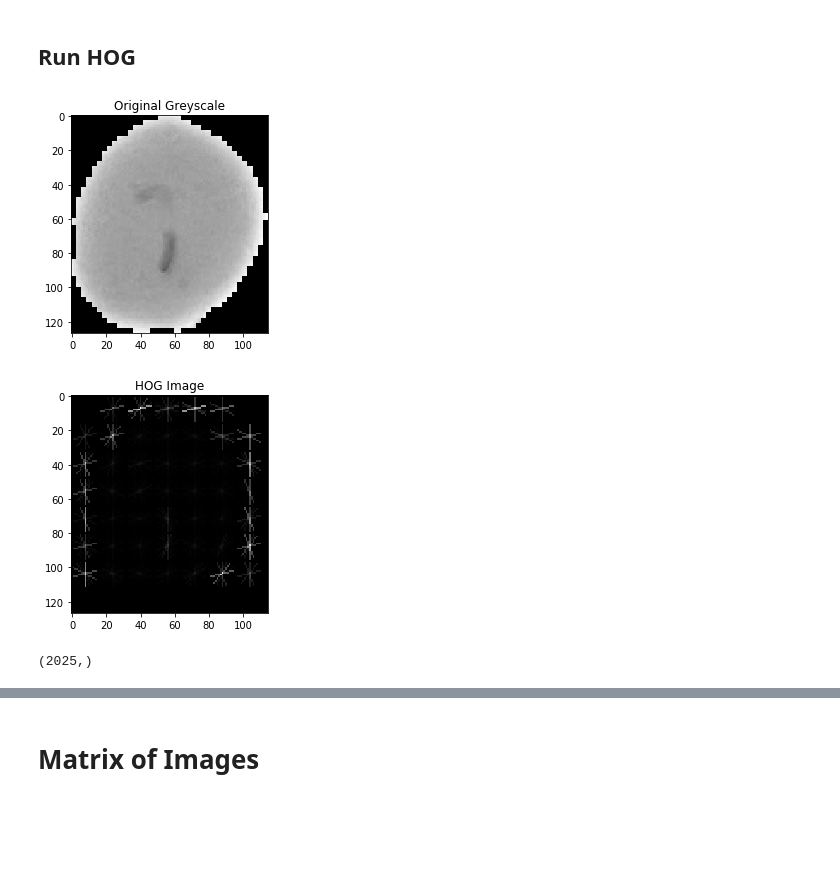
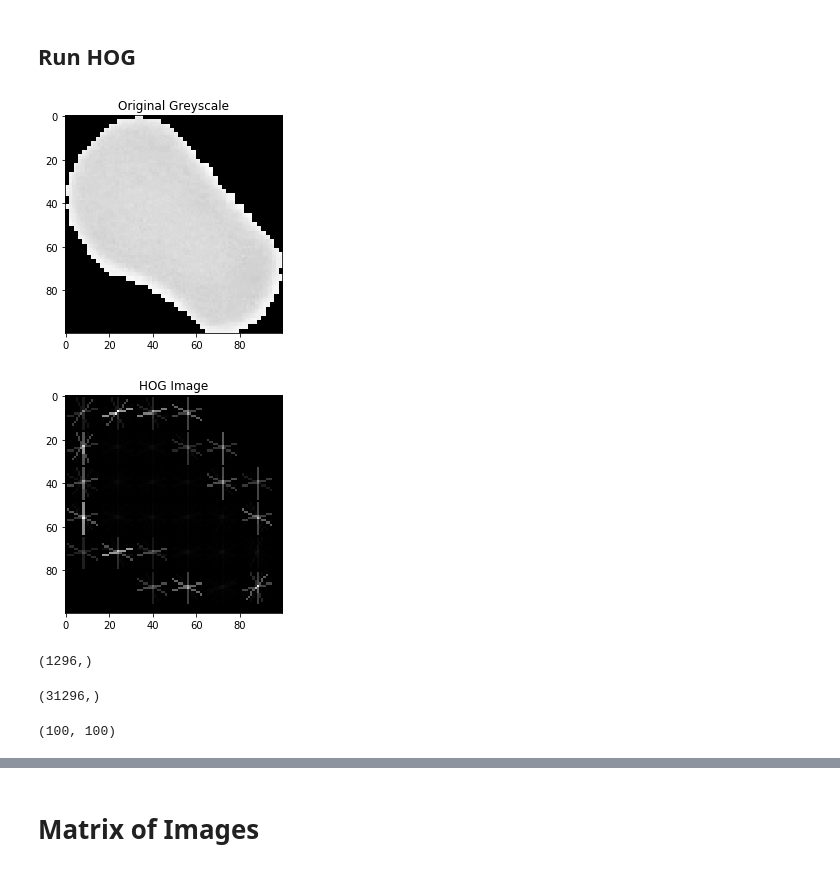
Before and after one commit to nitdip/dsc-3-final-project-online-ds-pt-100118, a Jupyter notebook: student.ipynb, the cells around one changed output, grey strips where cells are left out. Cells and saved outputs as stored; diff of their text form; code cells hidden in the pictures; blank space fills up the shorter version.

```diff
--- a/student.ipynb
+++ b/student.ipynb
@@ -293,23 +294,23 @@ from skimage.feature import hog
 # %% [markdown]
 ## Run HOG
 # %%
-grey_image = rgb2grey(img_test)
+grey_image = rgb2grey(test_img)
 
 hog_features, hog_image = hog(grey_image, visualise=True, block_norm='L2-Hys', pixels_per_cell=(16, 16))
 
 # show original image
 plt.imshow(grey_image, cmap=plt.cm.gray)
 plt.title('Original Greyscale')
 plt.show()
 # show the hog image in greyscale
 plt.imshow(hog_image, cmap=plt.cm.gray)
 plt.title('HOG Image')
 plt.show()
 print(hog_features.shape)
 # %% [output]
-[figure, old version]
+[figure, new version]
-[figure, old version]
+[figure, new version]
-(2025,)
+(1296,)
 # %%
 def hog_convert(img):
     '''
@@ -330,6 +331,14 @@ def hog_convert(img):
     flat_features = np.hstack((flat_image, hog_features))
     # return flattened image and hog features
     return flat_features
+# %%
+color = open_image(parasitized[1])
+test_hog = hog_convert(color)
+print(test_hog.shape)
+rgb2grey(color).shape
+# %% [output]
+(31296,)
+(100, 100)
 # %%
 # flatten the image to a 1-D array
 flat_image = color.flatten()
```
Also changed, not shown: parts of 51 cells of this notebook.
